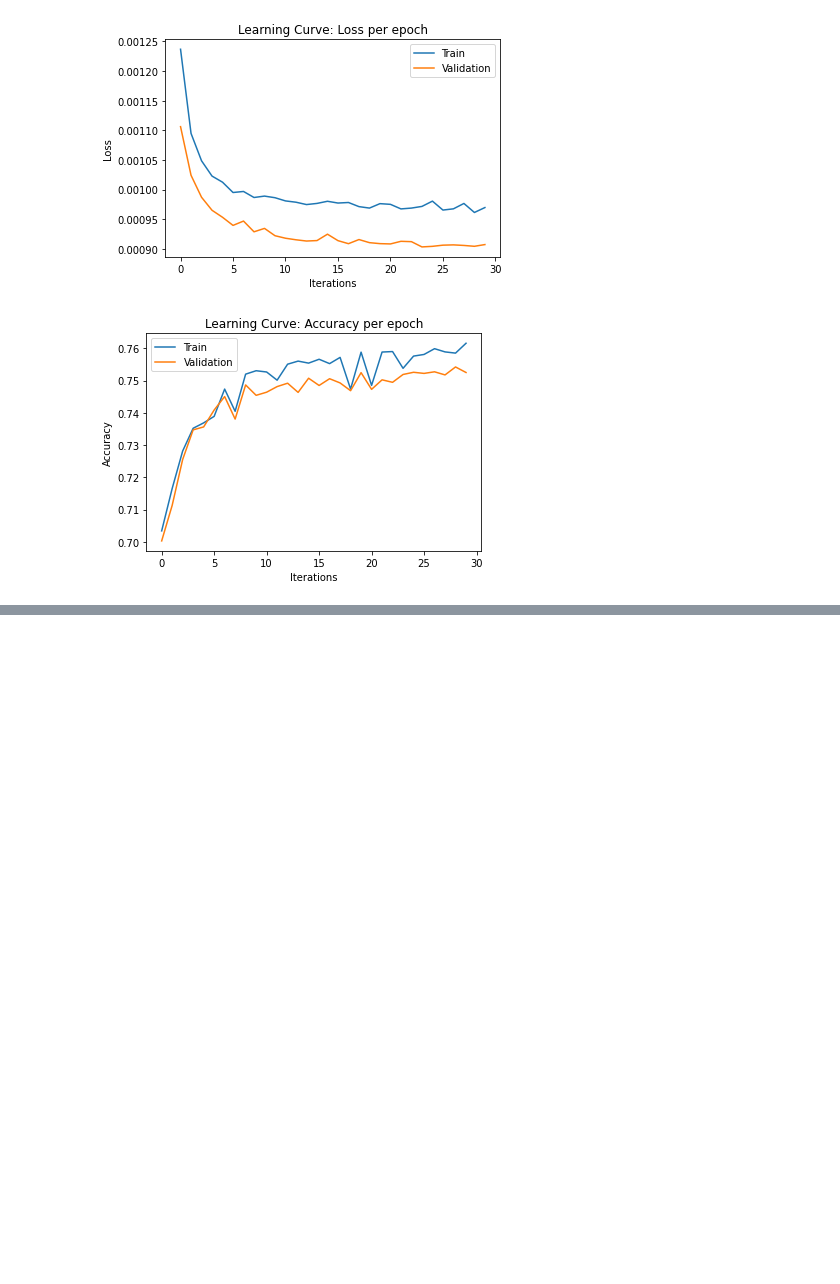
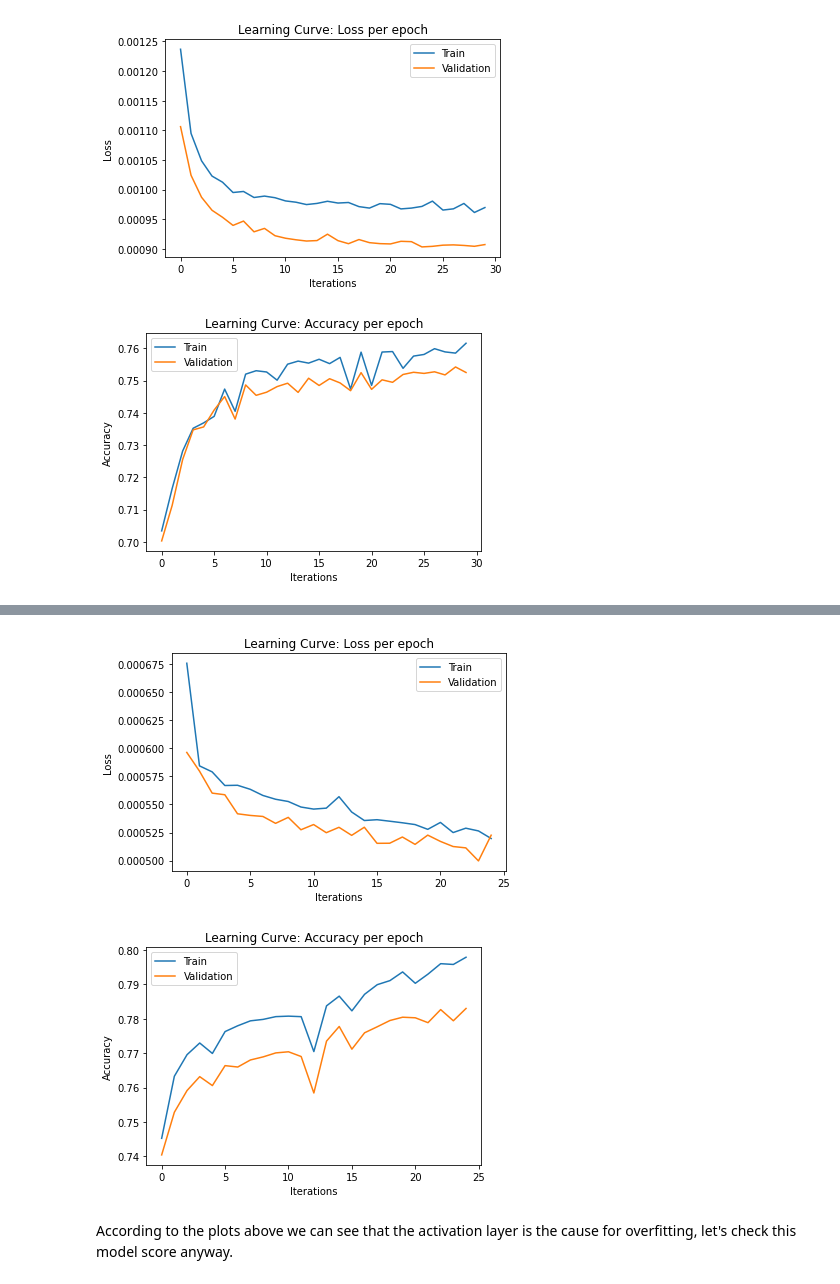
Before and after one commit to ArielFix/DLINtroProject, a Jupyter notebook: NLP_Project Roberta.ipynb, the cells around one changed output, grey strips where cells are left out. Saved outputs shown, nothing was run; the diff lists cells and outputs as text; code cells hidden in the pictures; blank space fills up the shorter version.

```diff
--- a/NLP_Project Roberta.ipynb
+++ b/NLP_Project Roberta.ipynb
@@ -446,0 +619,9 @@ def compute_metrics(eval_preds):
+# %%
+from pretrained.get_pretrained_roberta import GetPretrainedRoberta
+from pretrained.modify_roberta import ModifyRoberta
+
+roberta_model_activation_aug_data_v2 = GetPretrainedRoberta()
+ModifyRoberta.modify_binary_output_activation(roberta_model_activation_aug_data_v2.model)
+ModifyRoberta.modify_only_train_calssifier(roberta_model_activation_aug_data_v2.model)
+print("New classifier module")
+roberta_model_activation_aug_data_v2.model.classifier.modules
@@ -446,0 +641,6 @@ def compute_metrics(eval_preds):
+# %%
+from roberta.roberta_handle import RobertaHandler as RH
+
+handler = RH()
+
+trained_activation_aug_data_v2 = handler.train_roberta_model(weight_decay=1e-3 ,val_data=aug_val_data_v2 ,batch_size=800, check_point_path=None, learning_rate=4e-4, num_epoches=25, train_data=aug_train_data_v2, model=roberta_model_activation_aug_data_v2)
@@ -446,0 +665,7 @@ def compute_metrics(eval_preds):
+# %%
+RH.plot_learning_curve(*trained_activation_aug_data_v2)
+# %% [output]
+[figure, added]
+[figure, added]
+# %% [markdown]
+According to the plots above we can see that the activation layer is the cause for overfitting, let's check this model score anyway.
```
Also changed, not shown: parts of 94 cells of this notebook, 2 other files.
